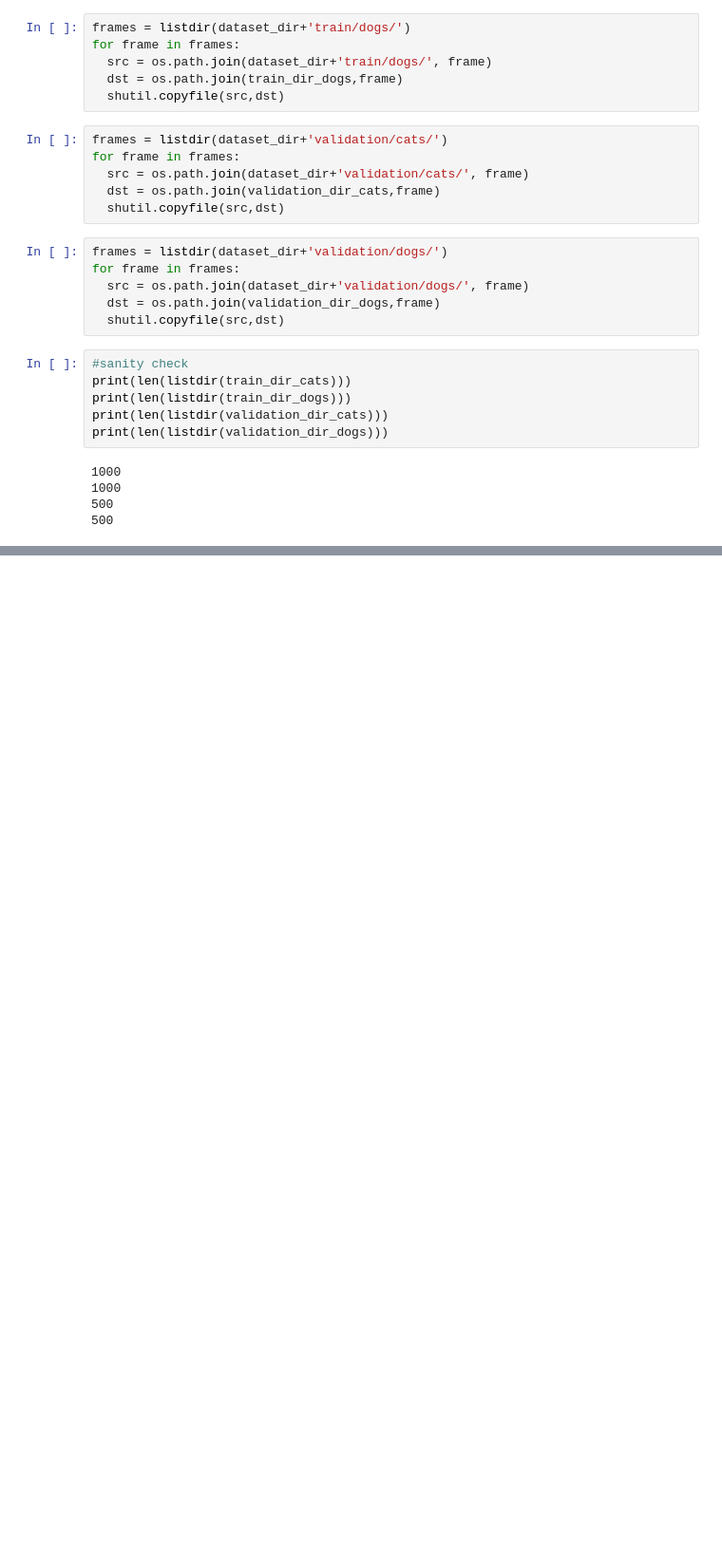
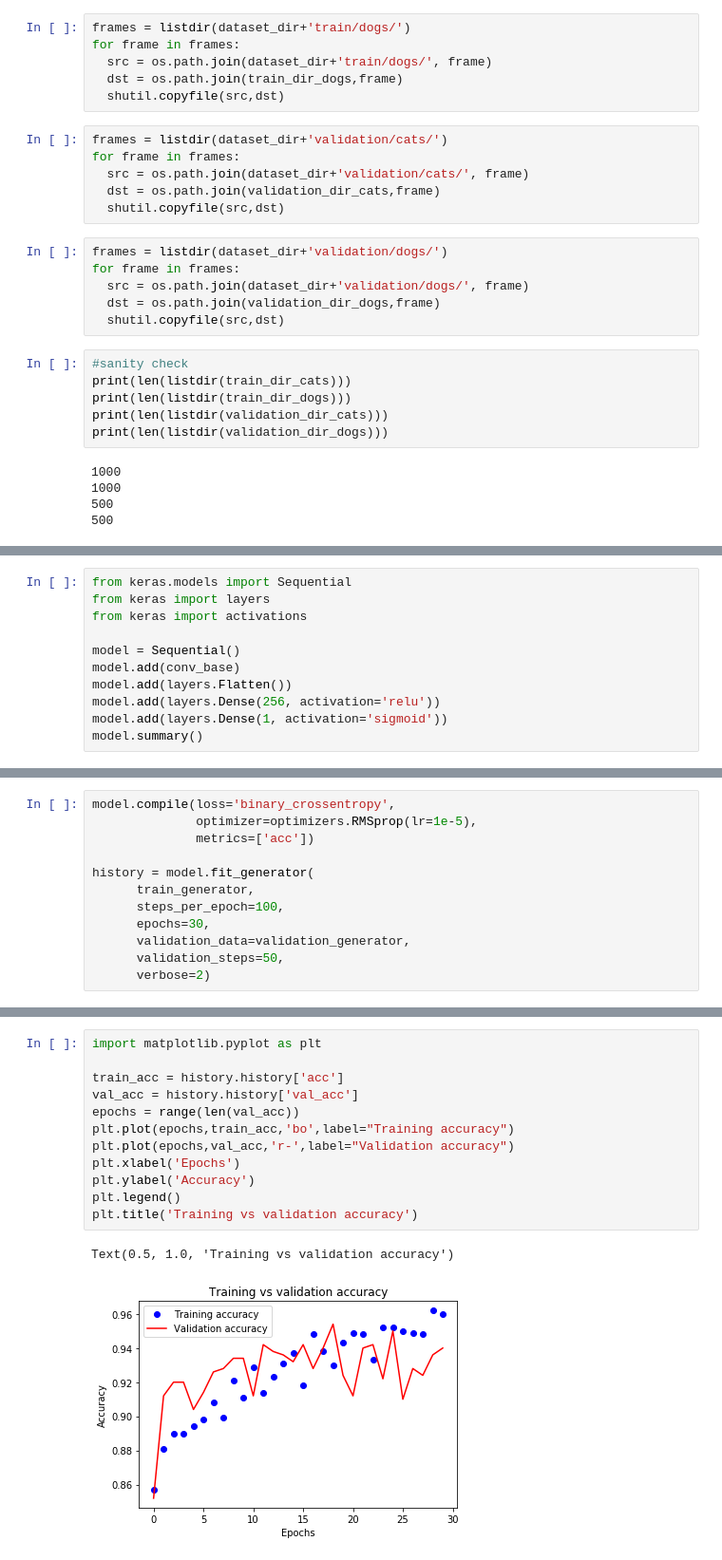
Before and after one commit to amamra-abdenour/Deep_Learning_Python, a Jupyter notebook: DeapLearning_7.ipynb, the cells around one changed output, grey strips where cells are left out. Shown: that part at 95% size. Cells and saved outputs as stored; diff of their text form; blank space fills up the shorter version.

```diff
--- a/DeapLearning_7.ipynb
+++ b/DeapLearning_7.ipynb
@@ -263,0 +256,11 @@ True
+# %%
+from keras.models import Sequential
+from keras import layers
+from keras import activations
+
+model = Sequential()
+model.add(conv_base)
+model.add(layers.Flatten())
+model.add(layers.Dense(256, activation='relu'))
+model.add(layers.Dense(1, activation='sigmoid'))
+model.summary()
@@ -263,0 +381,12 @@ True
+# %%
+model.compile(loss='binary_crossentropy',
+              optimizer=optimizers.RMSprop(lr=1e-5),
+              metrics=['acc'])
+
+history = model.fit_generator(
+      train_generator,
+      steps_per_epoch=100,
+      epochs=30,
+      validation_data=validation_generator,
+      validation_steps=50,
+      verbose=2)
@@ -263,0 +411,15 @@ True
+# %%
+import matplotlib.pyplot as plt
+
+train_acc = history.history['acc']
+val_acc = history.history['val_acc']
+epochs = range(len(val_acc))
+plt.plot(epochs,train_acc,'bo',label="Training accuracy")
+plt.plot(epochs,val_acc,'r-',label="Validation accuracy")
+plt.xlabel('Epochs')
+plt.ylabel('Accuracy')
+plt.legend()
+plt.title('Training vs validation accuracy')
+# %% [output]
+Text(0.5, 1.0, 'Training vs validation accuracy')
+[figure, added]
```
Also changed, not shown: parts of 28 cells of this notebook.
